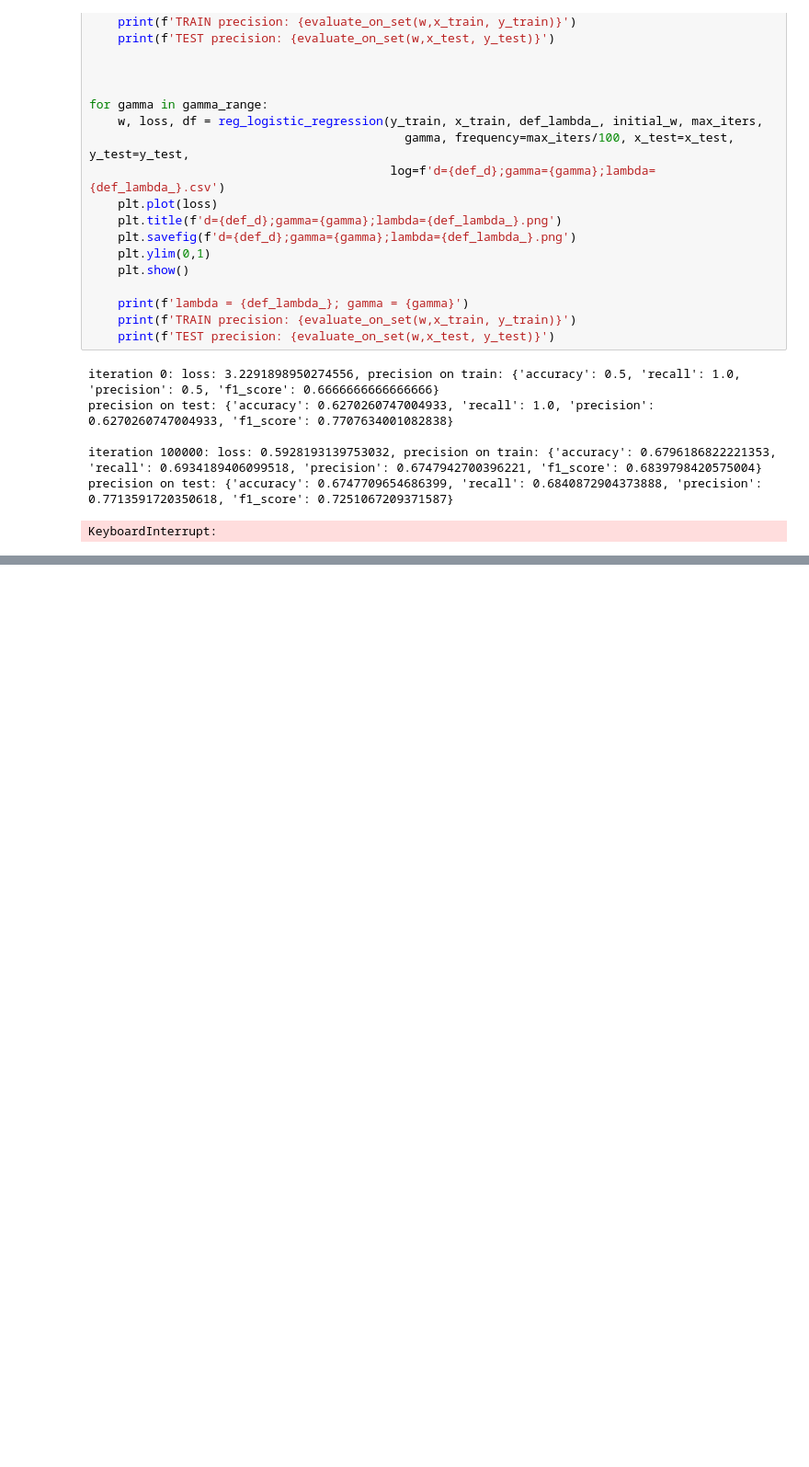
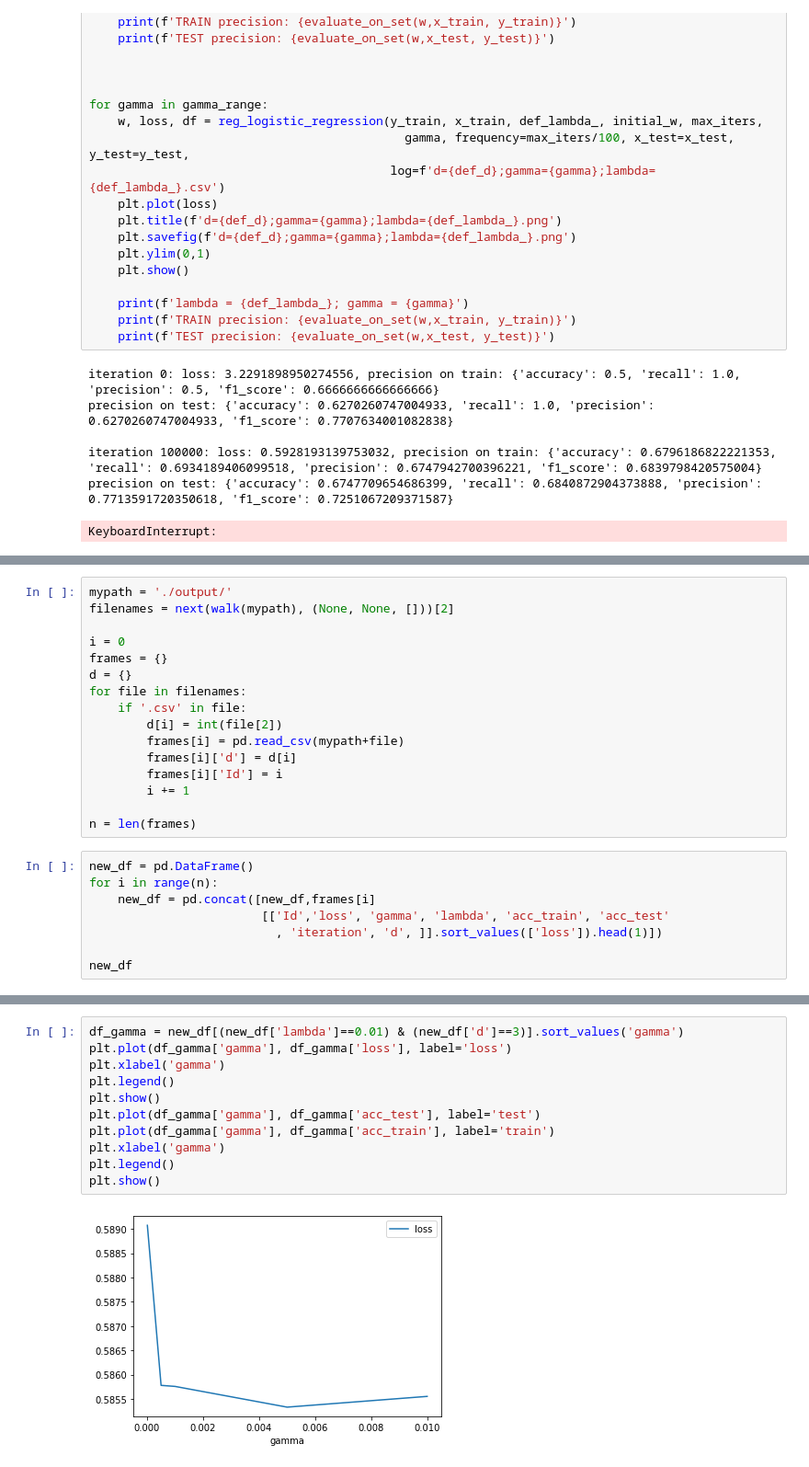
Before and after one commit to Tesa27/ML_project1, a Jupyter notebook: Implementations_v2.ipynb, the cells around one changed output, grey strips where cells are left out. Shown: that part at 92% size. Drawn from its saved outputs; the diff is of its cells as text; blank space fills up the shorter version.

```diff
--- a/Implementations_v2.ipynb
+++ b/Implementations_v2.ipynb
@@ -458,0 +487,24 @@ array([2. , 2.5, 3. ])
+# %%
+mypath = './output/'
+filenames = next(walk(mypath), (None, None, []))[2]
+
+i = 0
+frames = {}
+d = {}
+for file in filenames:
+    if '.csv' in file:
+        d[i] = int(file[2])
+        frames[i] = pd.read_csv(mypath+file)
+        frames[i]['d'] = d[i]
+        frames[i]['Id'] = i
+        i += 1
+
+n = len(frames)
+# %%
+new_df = pd.DataFrame()
+for i in range(n):
+    new_df = pd.concat([new_df,frames[i]
+                        [['Id','loss', 'gamma', 'lambda', 'acc_train', 'acc_test'
+                          , 'iteration', 'd', ]].sort_values(['loss']).head(1)])
+
+new_df
@@ -458,0 +529,13 @@ array([2. , 2.5, 3. ])
+# %%
+df_gamma = new_df[(new_df['lambda']==0.01) & (new_df['d']==3)].sort_values('gamma')
+plt.plot(df_gamma['gamma'], df_gamma['loss'], label='loss')
+plt.xlabel('gamma')
+plt.legend()
+plt.show()
+plt.plot(df_gamma['gamma'], df_gamma['acc_test'], label='test')
+plt.plot(df_gamma['gamma'], df_gamma['acc_train'], label='train')
+plt.xlabel('gamma')
+plt.legend()
+plt.show()
+# %% [output]
+[figure, added]
```
Also changed, not shown: parts of 46 cells of this notebook.
